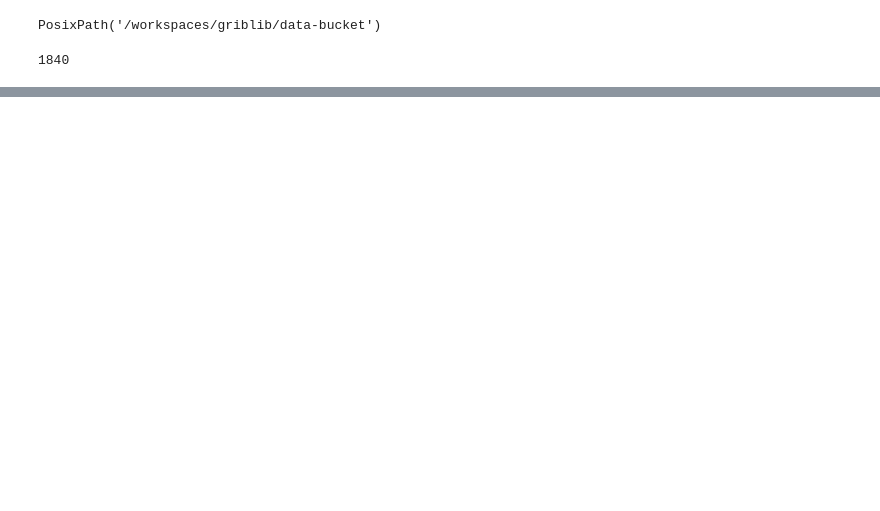
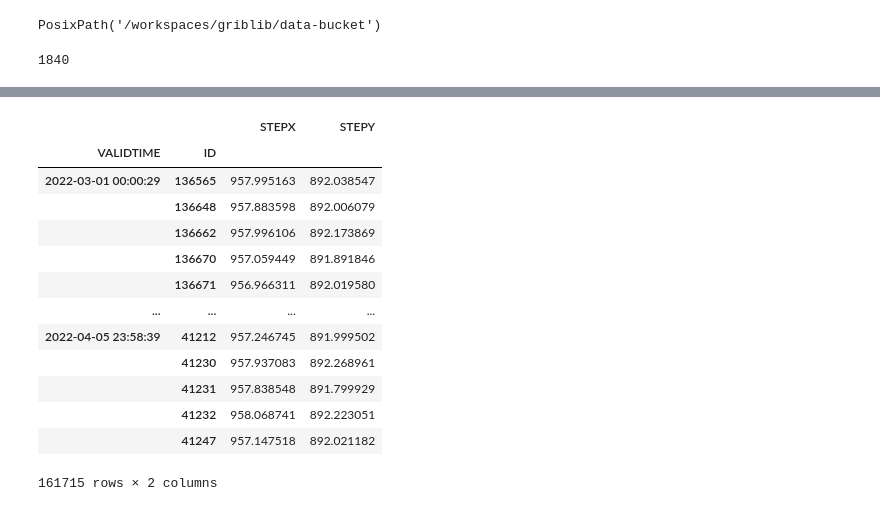
Before and after one commit to leaver2000/griblib, a Jupyter notebook: notebooks/probsevere/2.1-xfer-dask.ipynb, the cells around one changed output, grey strips where cells are left out. Drawn from its saved outputs; the diff is of its cells as text; code cells hidden in the pictures; blank space fills up the shorter version.

```diff
--- a/notebooks/probsevere/2.1-xfer-dask.ipynb
+++ b/notebooks/probsevere/2.1-xfer-dask.ipynb
@@ -497,0 +557,40 @@ len(df["X"].unique())
+# %%
+%%time
+
+
+def localize(files: Iterable[Path], bbox: BoundingBox, ps_thresh: int = 0) -> pd.DataFrame:
+
+    with parquet_session(files) as gdf:
+        # bounds validation, going to shrink the dataset into a smaller one
+        x, y = (gdf[dim] for dim in ("X", "Y"))
+        x_mask = (x > bbox.west) & (x < bbox.east)
+        y_mask = (y > bbox.south) & (y < bbox.north)
+        # grouping by the STORM ID and to call the aggregate method to get thw
+        # max value for a given storm
+        ps = gdf["PS"].groupby(level="ID").agg("max")
+        # masking the index where the ID is in the met condition
+        ps_mask = gdf.index.get_level_values("ID").isin(ps.index[ps > ps_thresh])
+        # index the dataframe with the the met conditions
+        gdf = gdf.loc[x_mask & y_mask & ps_mask]
+        x, step_x = bbox.fit_array(gdf["X"].values, axis="X")
+        y, step_y = bbox.fit_array(gdf["Y"].values, axis="Y")
+        gdf["X"] = x
+        gdf["STEPX"] = step_x
+        gdf["Y"] = y
+        gdf["STEPY"] = step_y
+        del x, y, step_x, step_y
+
+        return gdf.to_pandas()
+
+
+def main():
+    s, n, w, e = 25.0, 30.0, -90.0, -75.0
+    shape = np.array([7000, 2500]) // 4
+    bbox = BoundingBox(s, n, w, e, shape=tuple(shape))
+    return localize(all_files, bbox)
+
+
+if __name__ == "__main__":
+    df = main()
+df[["STEPX", "STEPY"]]
+# %% [output]
@@ -497,0 +599,14 @@ len(df["X"].unique())
+|  |  | STEPX | STEPY |
+| VALIDTIME | ID |  |  |
+| 2022-03-01 00:00:29 | 136565 | 957.995163 | 892.038547 |
+|  | 136648 | 957.883598 | 892.006079 |
+|  | 136662 | 957.996106 | 892.173869 |
+|  | 136670 | 957.059449 | 891.891846 |
+|  | 136671 | 956.966311 | 892.019580 |
+| ... | ... | ... | ... |
+| 2022-04-05 23:58:39 | 41212 | 957.246745 | 891.999502 |
+|  | 41230 | 957.937083 | 892.268961 |
+|  | 41231 | 957.838548 | 891.799929 |
+|  | 41232 | 958.068741 | 892.223051 |
+|  | 41247 | 957.147518 | 892.021182 |
+161715 rows × 2 columns
```
Also changed, not shown: parts of 14 cells of this notebook, 6 other files.
